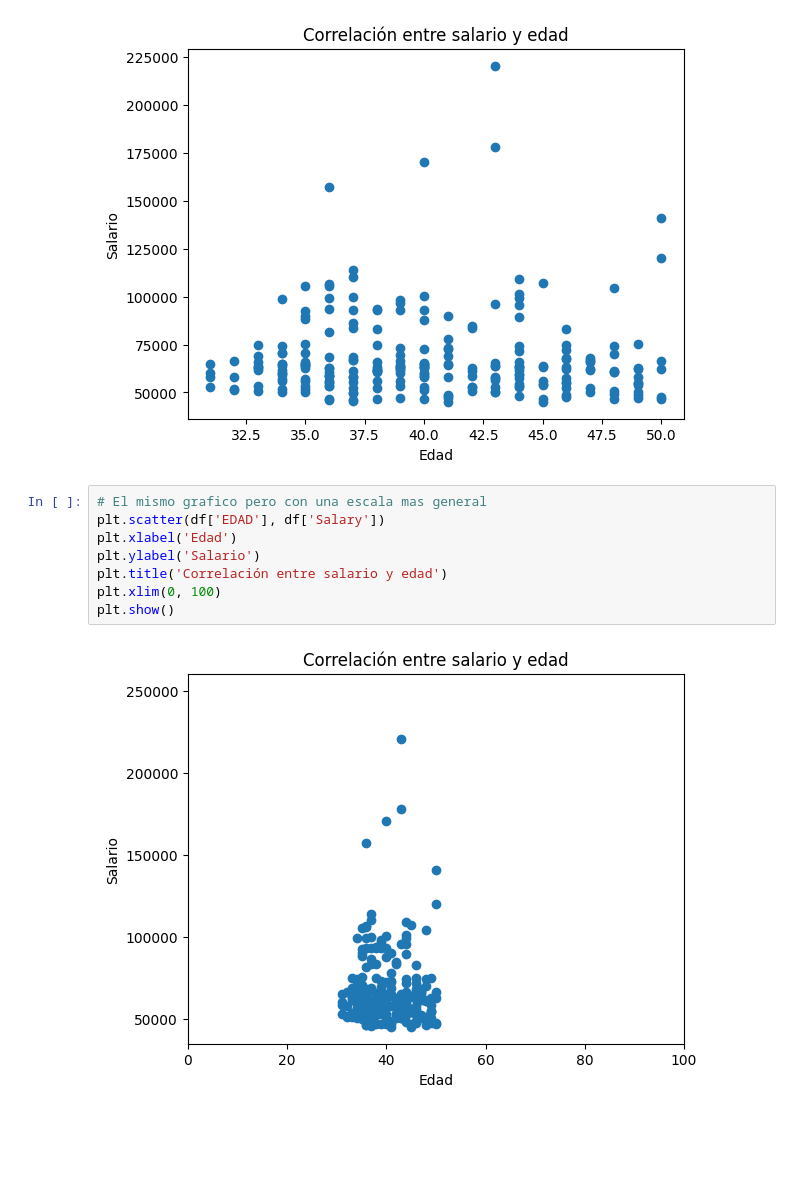
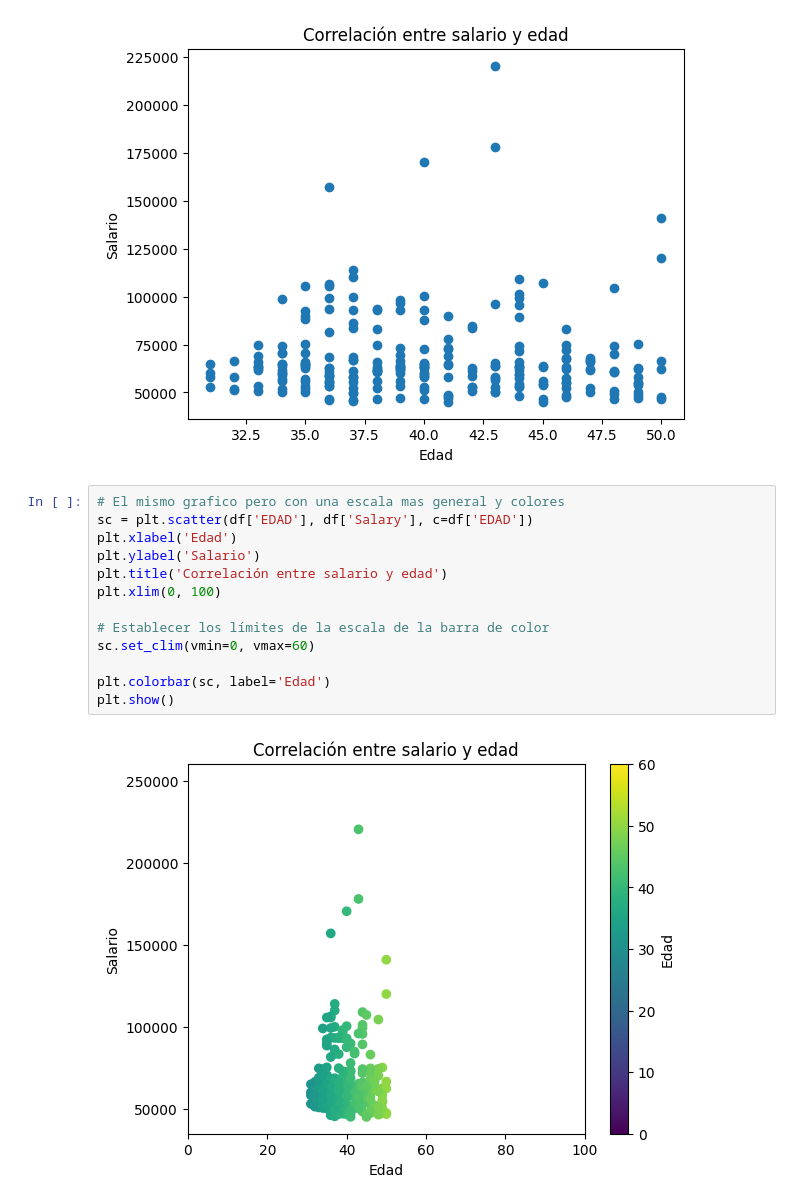
Before and after one commit to ElProfeDeLosDatos/EDA-con-Python, a Jupyter notebook: EDA_con_Python.ipynb, the cells around one changed output. Drawn from its saved outputs; the diff is of its cells as text; blank space fills up the shorter version.

```diff
--- a/EDA_con_Python.ipynb
+++ b/EDA_con_Python.ipynb
@@ -101,12 +102,17 @@ plt.show()
 # %% [output]
 [figure]
 # %%
-# El mismo grafico pero con una escala mas general
-plt.scatter(df['EDAD'], df['Salary'])
+# El mismo grafico pero con una escala mas general y colores
+sc = plt.scatter(df['EDAD'], df['Salary'], c=df['EDAD'])
 plt.xlabel('Edad')
 plt.ylabel('Salario')
 plt.title('Correlación entre salario y edad')
 plt.xlim(0, 100)
+
+# Establecer los límites de la escala de la barra de color
+sc.set_clim(vmin=0, vmax=60)
+
+plt.colorbar(sc, label='Edad')
 plt.show()
 # %% [output]
-[figure, old version]
+[figure, new version]
```
Also changed, not shown: parts of 1 cell of this notebook.
